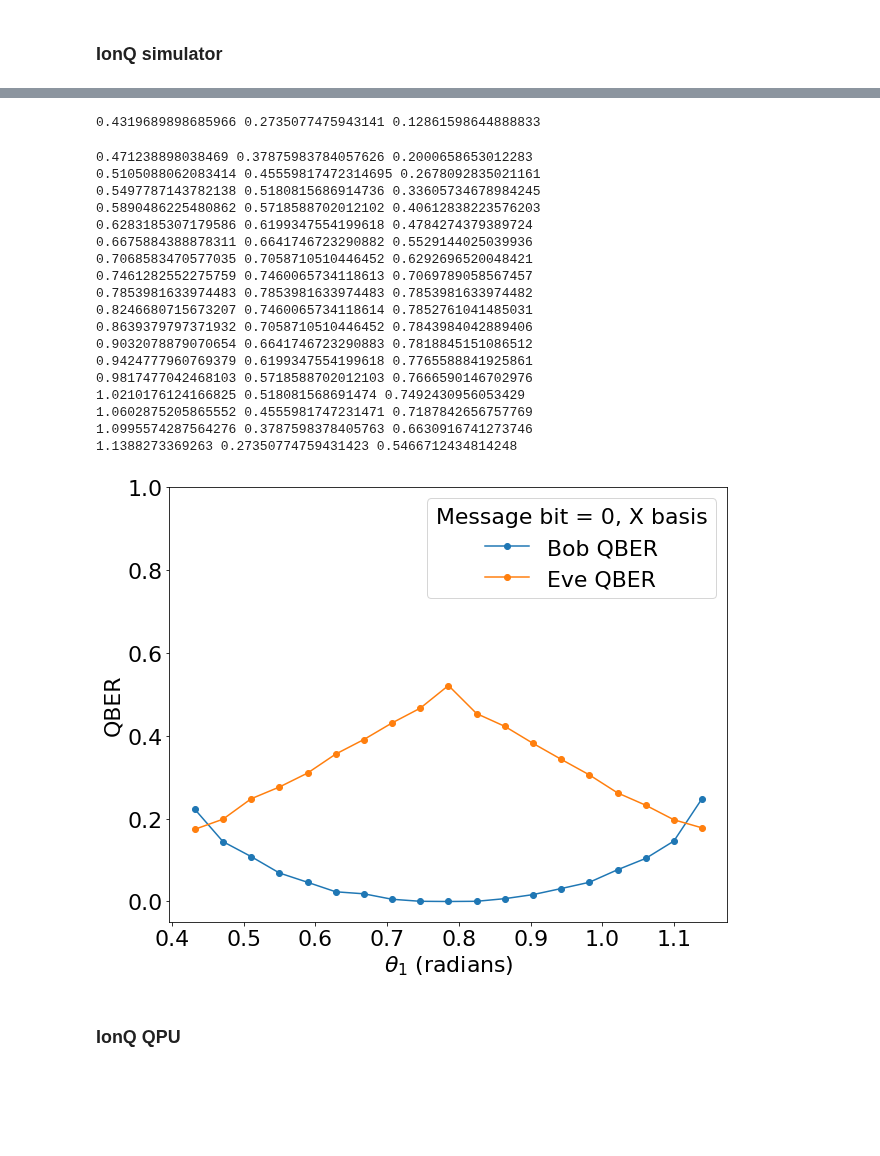
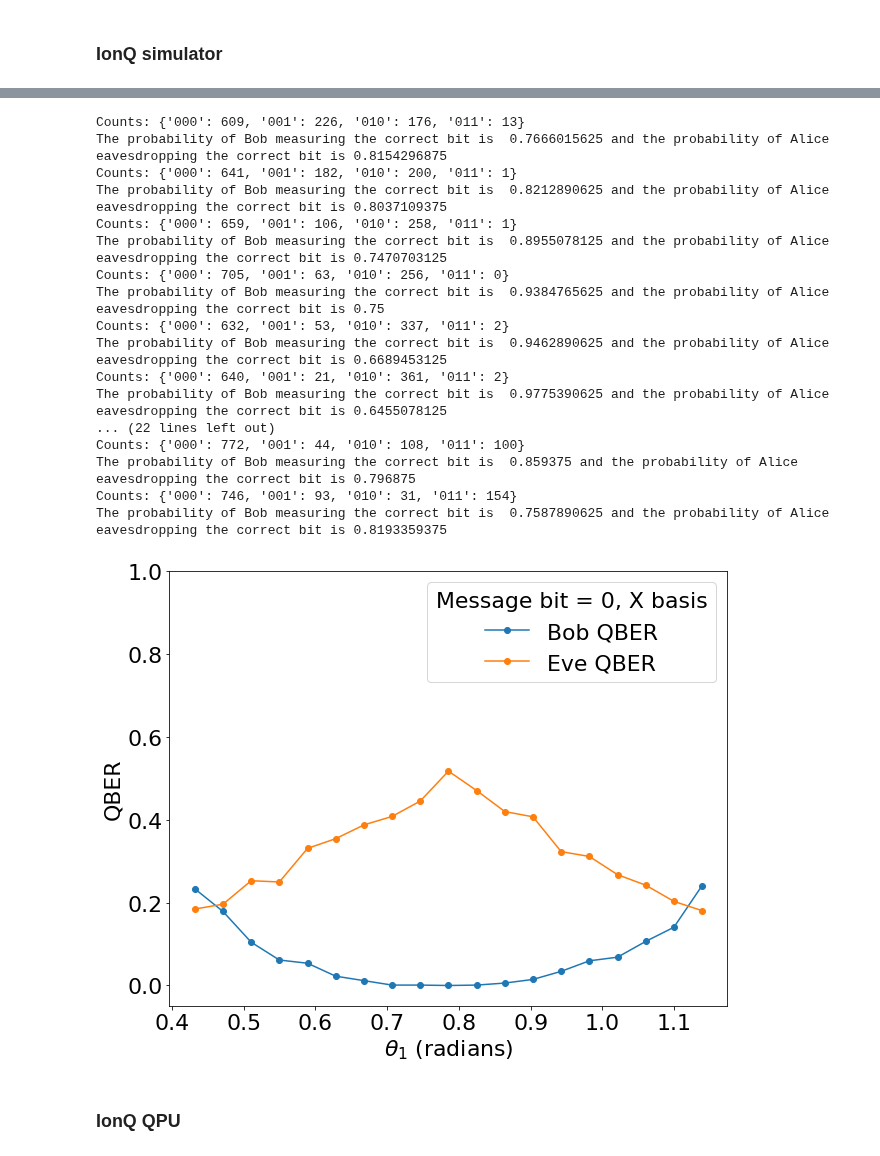
Before and after one commit to egrace479/QuForceBB84Proj, a Jupyter notebook: notebooks/ionq_implementation.ipynb, the cells around one changed output, grey strips where cells are left out. Saved outputs shown, nothing was run; the diff lists cells and outputs as text; code cells hidden in the pictures; blank space fills up the shorter version.

Commit message:
ionq theory vs simulation vs experiment

```diff
--- a/notebooks/ionq_implementation.ipynb
+++ b/notebooks/ionq_implementation.ipynb
@@ -57,7 +57,7 @@ def cloningcircuit(alice_bit = 0, alice_base = 0, theta1=np.pi/8):
 
     theta3 = np.arctan(np.tan(theta1) * np.tan(theta2))
 
-    print(theta1,theta2,theta3)
+#     print(theta1,theta2,theta3)
 
     #qc.sdg(y basis)
 
@@ -98,35 +98,36 @@ def displayresult(qc,sv,alice_bit=0,show=True,useIonQ=False):
         # define the backend
         backend= Aer.get_backend('qasm_simulator')
         # run the simulation
-        job = execute(qc, backend=backend, shots = 2048)
+        job = execute(qc, backend=backend, shots = 1024)
         #get the result
         counts = job.result().get_counts()
 
     else:
 
         ionq = provider.get_backend("ionq_simulator")
-        job = ionq.run(qc, backend=ionq, shots = 2048)
+        job = ionq.run(qc, backend=ionq, shots = 1024)
         counts = job.result().get_counts()
 
-    if show:
-        print ("Counts:",counts)
+#     if show:
+    print ("Counts:",counts)
 
     prob_bob = 0
     prob_alice = 0
     for key in counts.keys():
         if int(list(key)[-1]) == alice_bit:
-            prob_bob += counts[key]/2048
+            prob_bob += counts[key]/1024
         if int(list(key)[-2]) == alice_bit:
-            prob_alice += counts[key]/2048
+            prob_alice += counts[key]/1024
 
+    print("The probability of Bob measuring the correct bit is ", prob_bob, "and the probability of Alice eavesdropping the correct bit is", prob_alice)
     if show:
-        print("The probability of Bob measuring the correct bit is ", prob_bob, "and the probability of Alice eavesdropping the correct bit is", prob_alice)
+#         print("The probability of Bob measuring the correct bit is ", prob_bob, "and the probability of Alice eavesdropping the correct bit is", prob_alice)
         # plot the histogram of the results
         display(plot_histogram(counts))
         display(plot_bloch_multivector(sv))
         display(array_to_latex(sv))
 
-    return prob_bob, prob_alice
+    return prob_bob, prob_alice, counts
 # %% [markdown]
 ### QASM simulator
 # %%
@@ -231,51 +231,53 @@ prob_alices = []
 err_bobs = []
 err_alices = []
 
+counts_list = []
+
 for val in theta1s:
 #     print("theta1 = ", val)
     qc, sv = cloningcircuit(alice_bit = 0, alice_base = 1, theta1=val)
 #     if val == (np.pi/8) * 1.1:
 #         display(qc.draw(output='mpl'))
-    prob_bob,prob_alice = displayresult(qc,sv,alice_bit=0,show=False,useIonQ=True)
+    prob_bob,prob_alice,counts = displayresult(qc,sv,alice_bit=0,show=False,useIonQ=True)
     prob_bobs.append(prob_bob)
     prob_alices.append(prob_alice)
     err_bobs.append(1-prob_bob)
     err_alices.append(1-prob_alice)
+
+    counts_list.append(counts)
 
 # plt.plot(theta1s,prob_bobs,"-o",label="Bob Accuracy")
 # plt.plot(theta1s,prob_alices,"-o",label="Alice Accuracy")
 
 
 plt.figure(figsize=(10,8))
 plt.rcParams.update({'font.size': 22})
 
 plt.plot(theta1s,err_bobs,"-o",label="Bob QBER")
 plt.plot(theta1s,err_alices,"-o",label="Eve QBER")
 
 plt.ylim(-0.05,1)
 plt.xlabel(r"$\theta_{1}$ (radians)") #($\times \frac{\pi}{8}$)
 plt.ylabel("QBER")
 
 plt.legend(title="Message bit = 0, X basis")
 plt.show()
 # %% [output]
-0.4319689898685966 0.2735077475943141 0.12861598644888833
+Counts: {'000': 609, '001': 226, '010': 176, '011': 13}
+The probability of Bob measuring the correct bit is  0.7666015625 and the probability of Alice eavesdropping the correct bit is 0.8154296875
+Counts: {'000': 641, '001': 182, '010': 200, '011': 1}
+The probability of Bob measuring the correct bit is  0.8212890625 and the probability of Alice eavesdropping the correct bit is 0.8037109375
+Counts: {'000': 659, '001': 106, '010': 258, '011': 1}
+The probability of Bob measuring the correct bit is  0.8955078125 and the probability of Alice eavesdropping the correct bit is 0.7470703125
+Counts: {'000': 705, '001': 63, '010': 256, '011': 0}
+The probability of Bob measuring the correct bit is  0.9384765625 and the probability of Alice eavesdropping the correct bit is 0.75
+Counts: {'000': 632, '001': 53, '010': 337, '011': 2}
+The probability of Bob measuring the correct bit is  0.9462890625 and the probability of Alice eavesdropping the correct bit is 0.6689453125
+Counts: {'000': 640, '001': 21, '010': 361, '011': 2}
+The probability of Bob measuring the correct bit is  0.9775390625 and the probability of Alice eavesdropping the correct bit is 0.6455078125
+... (22 lines left out)
+Counts: {'000': 772, '001': 44, '010': 108, '011': 100}
+The probability of Bob measuring the correct bit is  0.859375 and the probability of Alice eavesdropping the correct bit is 0.796875
+Counts: {'000': 746, '001': 93, '010': 31, '011': 154}
+The probability of Bob measuring the correct bit is  0.7587890625 and the probability of Alice eavesdropping the correct bit is 0.8193359375
-0.471238898038469 0.37875983784057626 0.2000658653012283
-0.5105088062083414 0.45559817472314695 0.2678092835021161
-0.5497787143782138 0.5180815686914736 0.33605734678984245
-0.5890486225480862 0.5718588702012102 0.40612838223576203
-0.6283185307179586 0.6199347554199618 0.4784274379389724
-0.6675884388878311 0.6641746723290882 0.5529144025039936
-0.7068583470577035 0.7058710510446452 0.6292696520048421
-0.7461282552275759 0.7460065734118613 0.7069789058567457
-0.7853981633974483 0.7853981633974483 0.7853981633974482
-0.8246680715673207 0.7460065734118614 0.7852761041485031
-0.8639379797371932 0.7058710510446452 0.7843984042889406
-0.9032078879070654 0.6641746723290883 0.7818845151086512
-0.9424777960769379 0.6199347554199618 0.7765588841925861
-0.9817477042468103 0.5718588702012103 0.7666590146702976
-1.0210176124166825 0.518081568691474 0.7492430956053429
-1.0602875205865552 0.4555981747231471 0.7187842656757769
-1.0995574287564276 0.3787598378405763 0.6630916741273746
-1.1388273369263 0.27350774759431423 0.5466712434814248
-[figure, old version]
+[figure, new version]
```
Also changed, not shown: parts of 20 cells of this notebook.
